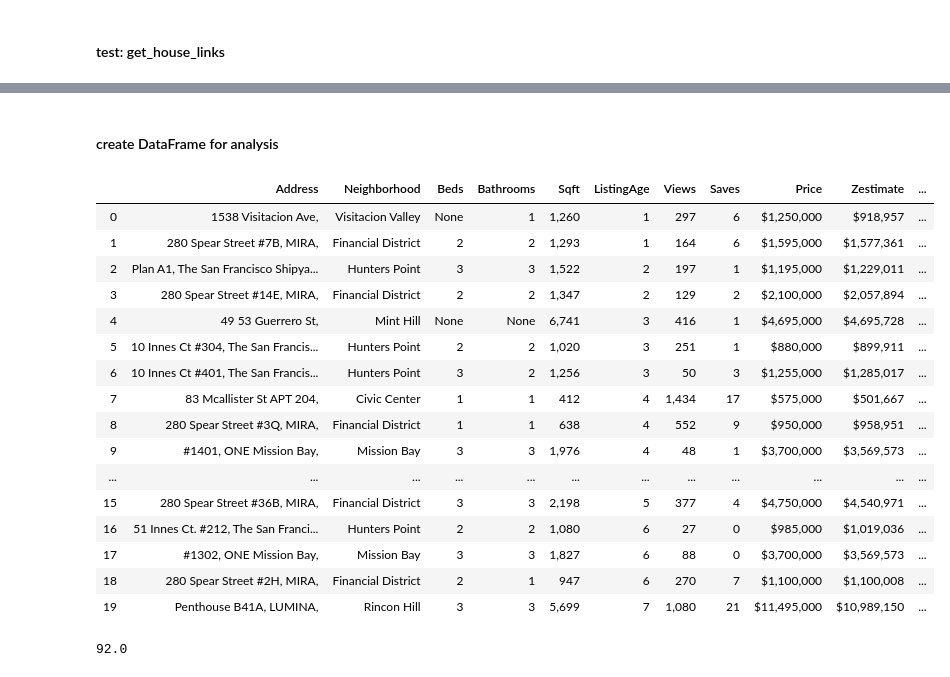
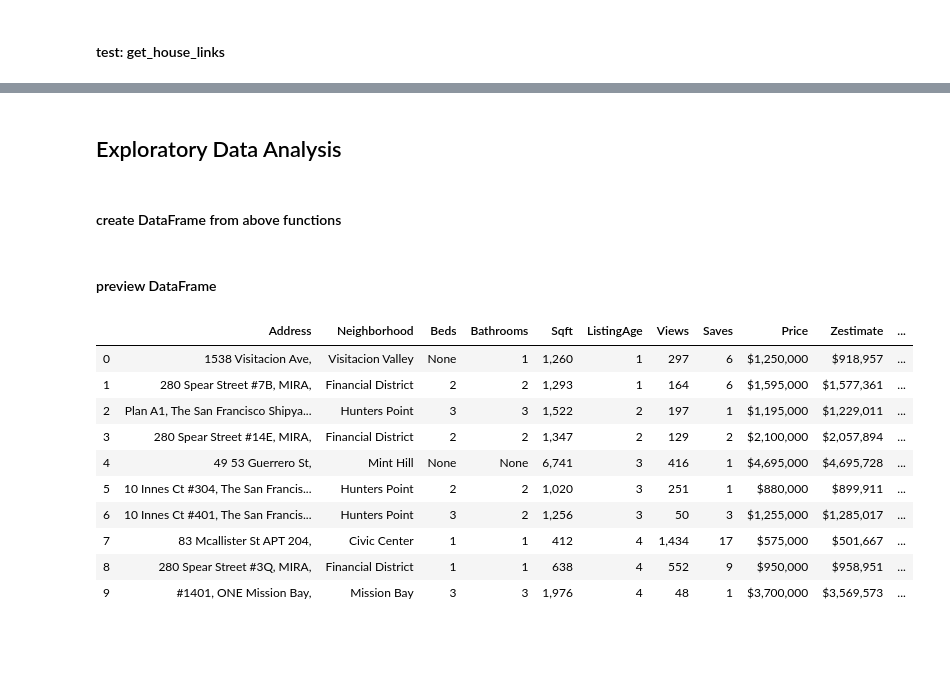
Before and after one commit to emagnusson88/zillow-scraper, a Jupyter notebook: SF Housing Scraper.ipynb, the cells around one changed output, grey strips where cells are left out. Drawn from its saved outputs; the diff is of its cells as text; code cells hidden in the pictures; blank space fills up the shorter version.

```diff
--- a/SF Housing Scraper.ipynb
+++ b/SF Housing Scraper.ipynb
@@ -205,7 +176,3 @@ def get_html_data(url, driver):
     time.sleep(np.random.lognormal(0,1))
     soup = BeautifulSoup(driver.page_source, 'html.parser')
     return soup
-# %%
-with open('SF Zillow Soup.txt','w',encoding='utf-8') as file:
-    file.write(str(ult_soup))
-    file.close()
@@ -609,34 +420,28 @@ get_address(ult_soup)
+# %% [markdown]
+## Exploratory Data Analysis
 # %% [markdown]
-#### create DataFrame for analysis
+#### create DataFrame from above functions
 # %%
-df = pd.DataFrame(list(zip(get_address(ult_soup), get_neighborhood(ult_soup), get_beds(ult_soup), get_bath(ult_soup),
-                           get_sqft(ult_soup), get_age_of_listing(ult_soup), get_views(ult_soup),
-                           get_saves(ult_soup), get_price(ult_soup), get_zestimate(ult_soup), urls)),
+df = pd.DataFrame(list(zip(get_address(soup_test), get_neighborhood(soup_test), get_beds(soup_test), get_bath(soup_test),
+                           get_sqft(soup_test), get_age_of_listing(soup_test), get_views(soup_test),
+                           get_saves(soup_test), get_price(soup_test), get_zestimate(soup_test), urls_import)),
                columns =['Address', 'Neighborhood', 'Beds', 'Bathrooms',
                          'Sqft', 'ListingAge', 'Views',
                          'Saves', 'Price', 'Zestimate','URL'])
+# %% [markdown]
+#### preview DataFrame
 # %%
 pd.set_option('display.width', 5000)
-df.head(20)
+df.head(10)
 # %% [output]
 |  | Address | Neighborhood | Beds | Bathrooms | Sqft | ListingAge | Views | Saves | Price | Zestimate | ... |
 | 0 | 1538 Visitacion Ave, | Visitacion Valley | None | 1 | 1,260 | 1 | 297 | 6 | $1,250,000 | $918,957 | ... |
 | 1 | 280 Spear Street #7B, MIRA, | Financial District | 2 | 2 | 1,293 | 1 | 164 | 6 | $1,595,000 | $1,577,361 | ... |
 | 2 | Plan A1, The San Francisco Shipya... | Hunters Point | 3 | 3 | 1,522 | 2 | 197 | 1 | $1,195,000 | $1,229,011 | ... |
 | 3 | 280 Spear Street #14E, MIRA, | Financial District | 2 | 2 | 1,347 | 2 | 129 | 2 | $2,100,000 | $2,057,894 | ... |
 | 4 | 49 53 Guerrero St, | Mint Hill | None | None | 6,741 | 3 | 416 | 1 | $4,695,000 | $4,695,728 | ... |
 | 5 | 10 Innes Ct #304, The San Francis... | Hunters Point | 2 | 2 | 1,020 | 3 | 251 | 1 | $880,000 | $899,911 | ... |
 | 6 | 10 Innes Ct #401, The San Francis... | Hunters Point | 3 | 2 | 1,256 | 3 | 50 | 3 | $1,255,000 | $1,285,017 | ... |
 | 7 | 83 Mcallister St APT 204, | Civic Center | 1 | 1 | 412 | 4 | 1,434 | 17 | $575,000 | $501,667 | ... |
 | 8 | 280 Spear Street #3Q, MIRA, | Financial District | 1 | 1 | 638 | 4 | 552 | 9 | $950,000 | $958,951 | ... |
 | 9 | #1401, ONE Mission Bay, | Mission Bay | 3 | 3 | 1,976 | 4 | 48 | 1 | $3,700,000 | $3,569,573 | ... |
-| ... | ... | ... | ... | ... | ... | ... | ... | ... | ... | ... | ... |
-| 15 | 280 Spear Street #36B, MIRA, | Financial District | 3 | 3 | 2,198 | 5 | 377 | 4 | $4,750,000 | $4,540,971 | ... |
-| 16 | 51 Innes Ct. #212, The San Franci... | Hunters Point | 2 | 2 | 1,080 | 6 | 27 | 0 | $985,000 | $1,019,036 | ... |
-| 17 | #1302, ONE Mission Bay, | Mission Bay | 3 | 3 | 1,827 | 6 | 88 | 0 | $3,700,000 | $3,569,573 | ... |
-| 18 | 280 Spear Street #2H, MIRA, | Financial District | 2 | 1 | 947 | 6 | 270 | 7 | $1,100,000 | $1,100,008 | ... |
-| 19 | Penthouse B41A, LUMINA, | Rincon Hill | 3 | 3 | 5,699 | 7 | 1,080 | 21 | $11,495,000 | $10,989,150 | ... |
-# %%
-df.size/11
-# %% [output]
-92.0
```
Also changed, not shown: parts of 48 cells of this notebook.
